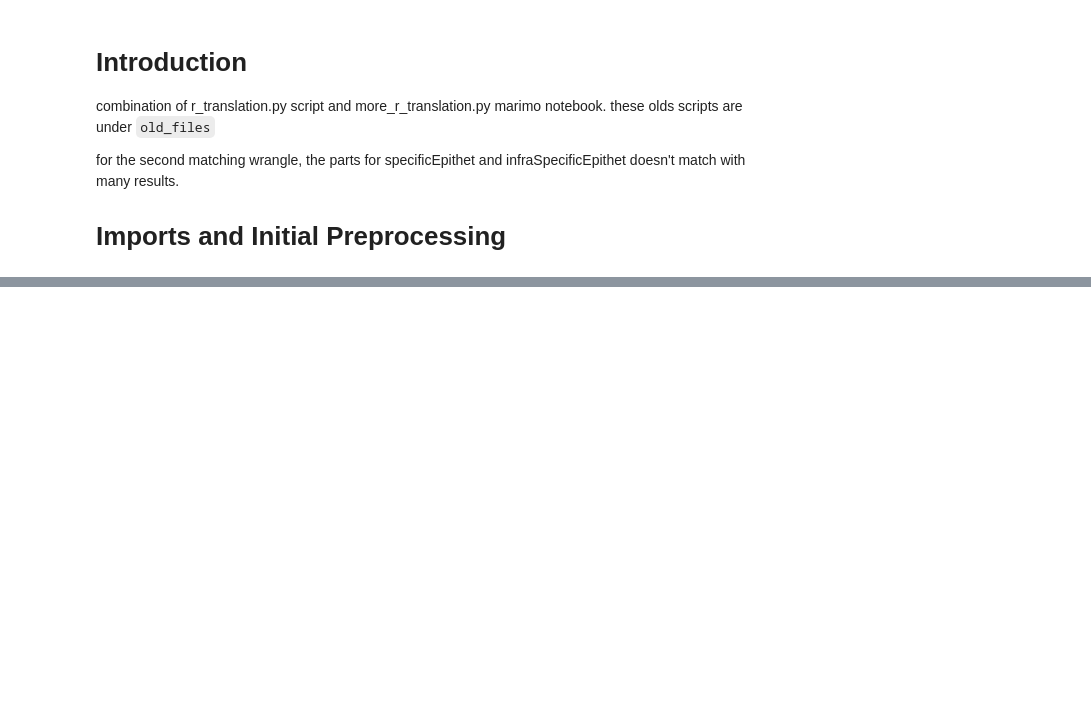
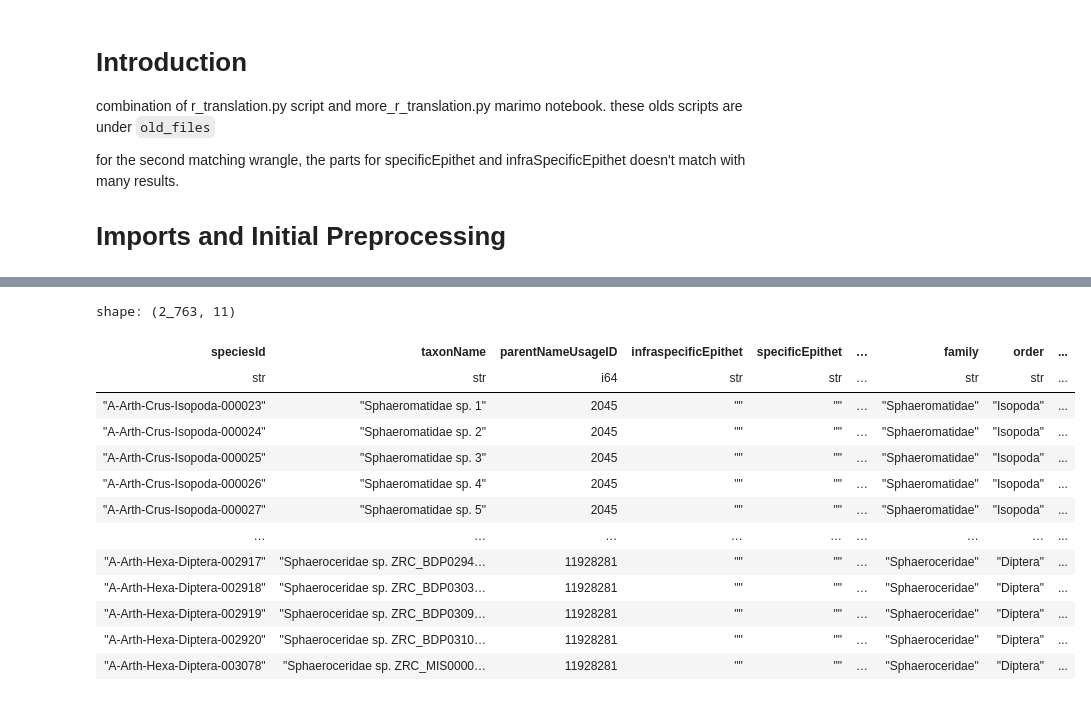
Before and after one commit to roberthobblebottom/lkcnhm_data_wrangling, a Jupyter notebook: __marimo__/bos_gbif_matching_marimo_notebook.ipynb, the cells around one changed output, grey strips where cells are left out. Saved outputs shown, nothing was run; the diff lists cells and outputs as text; code cells hidden in the pictures; blank space fills up the shorter version.

```diff
--- a/__marimo__/bos_gbif_matching_marimo_notebook.ipynb
+++ b/__marimo__/bos_gbif_matching_marimo_notebook.ipynb
@@ -679,0 +760,19 @@ _no_match.write_csv("no_match.csv")
+# %%
+match_on_family.select(
+    ["speciesId", "taxonName", "parentNameUsageID"] + priority_columns
+).sort("parentNameUsageID")
+# %% [output]
+shape: (2_763, 11)
+| speciesId | taxonName | parentNameUsageID | infraspecificEpithet | specificEpithet | … | family | order | ... |
+| str | str | i64 | str | str | … | str | str | ... |
+| "A-Arth-Crus-Isopoda-000023" | "Sphaeromatidae sp. 1" | 2045 | "" | "" | … | "Sphaeromatidae" | "Isopoda" | ... |
+| "A-Arth-Crus-Isopoda-000024" | "Sphaeromatidae sp. 2" | 2045 | "" | "" | … | "Sphaeromatidae" | "Isopoda" | ... |
+| "A-Arth-Crus-Isopoda-000025" | "Sphaeromatidae sp. 3" | 2045 | "" | "" | … | "Sphaeromatidae" | "Isopoda" | ... |
+| "A-Arth-Crus-Isopoda-000026" | "Sphaeromatidae sp. 4" | 2045 | "" | "" | … | "Sphaeromatidae" | "Isopoda" | ... |
+| "A-Arth-Crus-Isopoda-000027" | "Sphaeromatidae sp. 5" | 2045 | "" | "" | … | "Sphaeromatidae" | "Isopoda" | ... |
+| … | … | … | … | … | … | … | … | ... |
+| "A-Arth-Hexa-Diptera-002917" | "Sphaeroceridae sp. ZRC_BDP0294… | 11928281 | "" | "" | … | "Sphaeroceridae" | "Diptera" | ... |
+| "A-Arth-Hexa-Diptera-002918" | "Sphaeroceridae sp. ZRC_BDP0303… | 11928281 | "" | "" | … | "Sphaeroceridae" | "Diptera" | ... |
+| "A-Arth-Hexa-Diptera-002919" | "Sphaeroceridae sp. ZRC_BDP0309… | 11928281 | "" | "" | … | "Sphaeroceridae" | "Diptera" | ... |
+| "A-Arth-Hexa-Diptera-002920" | "Sphaeroceridae sp. ZRC_BDP0310… | 11928281 | "" | "" | … | "Sphaeroceridae" | "Diptera" | ... |
+| "A-Arth-Hexa-Diptera-003078" | "Sphaeroceridae sp. ZRC_MIS0000… | 11928281 | "" | "" | … | "Sphaeroceridae" | "Diptera" | ... |
```
Also changed, not shown: parts of 55 cells of this notebook, 9 other files.
